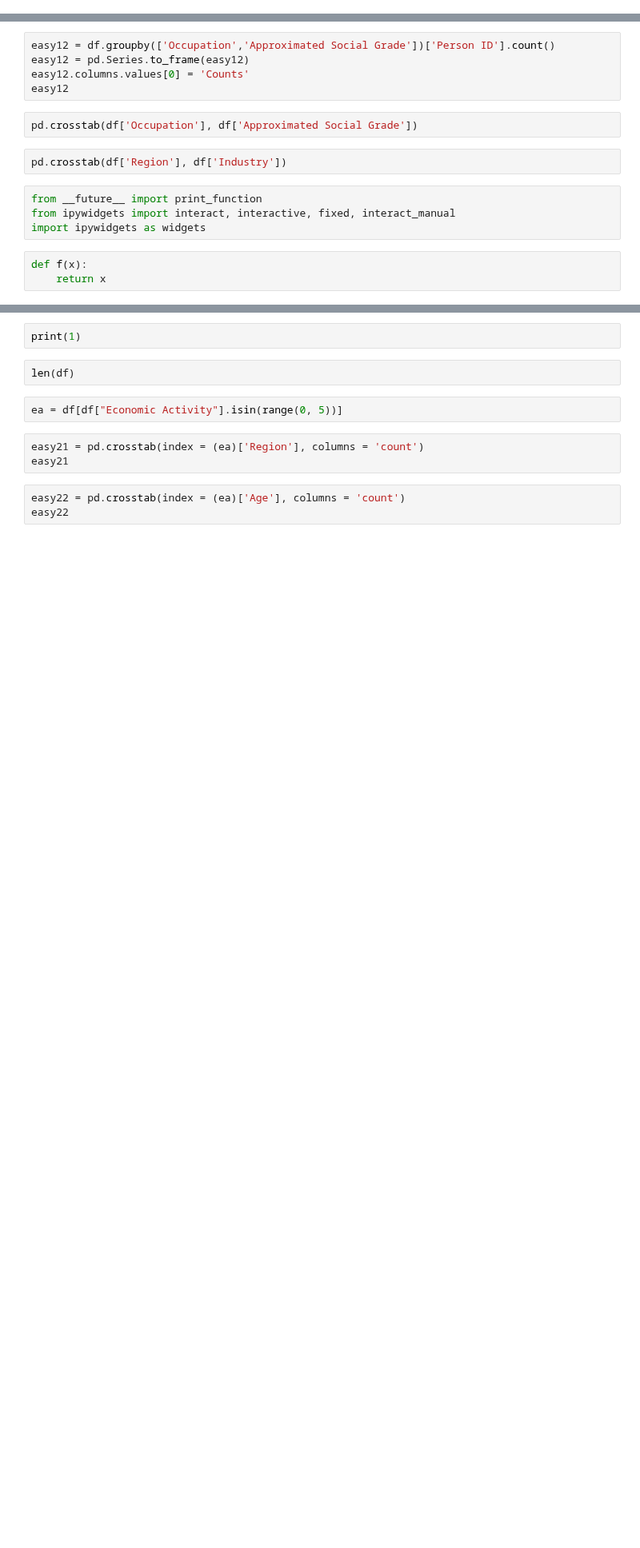
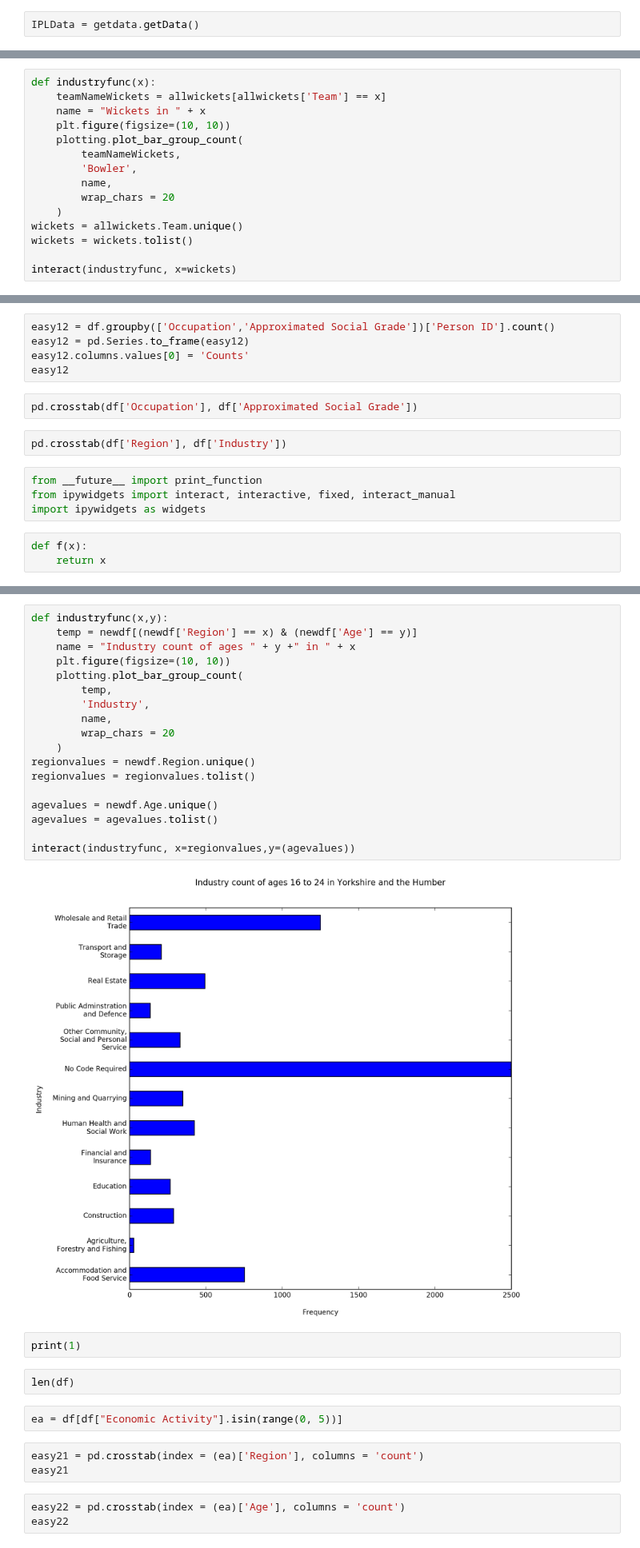
Before and after one commit to chrisrauch193/CS2006Practical3, a Jupyter notebook: Report.ipynb, the cells around one changed output, grey strips where cells are left out. Shown at 80% size. Drawn from its saved outputs; the diff is of its cells as text; blank space fills up the shorter version.

```diff
--- a/Report.ipynb
+++ b/Report.ipynb
@@ -166,0 +151,2 @@ easy22
+# %%
+IPLData = getdata.getData()
@@ -166,0 +240,15 @@ easy22
+# %%
+def industryfunc(x):
+    teamNameWickets = allwickets[allwickets['Team'] == x]
+    name = "Wickets in " + x
+    plt.figure(figsize=(10, 10))
+    plotting.plot_bar_group_count(
+        teamNameWickets,
+        'Bowler',
+        name,
+        wrap_chars = 20
+    )
+wickets = allwickets.Team.unique()
+wickets = wickets.tolist()
+
+interact(industryfunc, x=wickets)
@@ -238,3 +401,23 @@ interact(f, x=['one','two']);
+# %%
+def industryfunc(x,y):
+    temp = newdf[(newdf['Region'] == x) & (newdf['Age'] == y)]
+    name = "Industry count of ages " + y +" in " + x
+    plt.figure(figsize=(10, 10))
+    plotting.plot_bar_group_count(
+        temp,
+        'Industry',
+        name,
+        wrap_chars = 20
+    )
+regionvalues = newdf.Region.unique()
+regionvalues = regionvalues.tolist()
+
+agevalues = newdf.Age.unique()
+agevalues = agevalues.tolist()
+
+interact(industryfunc, x=regionvalues,y=(agevalues))
+# %% [output]
+[figure, added]
 # %%
 print(1)
 # %%
```
Also changed, not shown: parts of 29 cells of this notebook, 1 other file.
